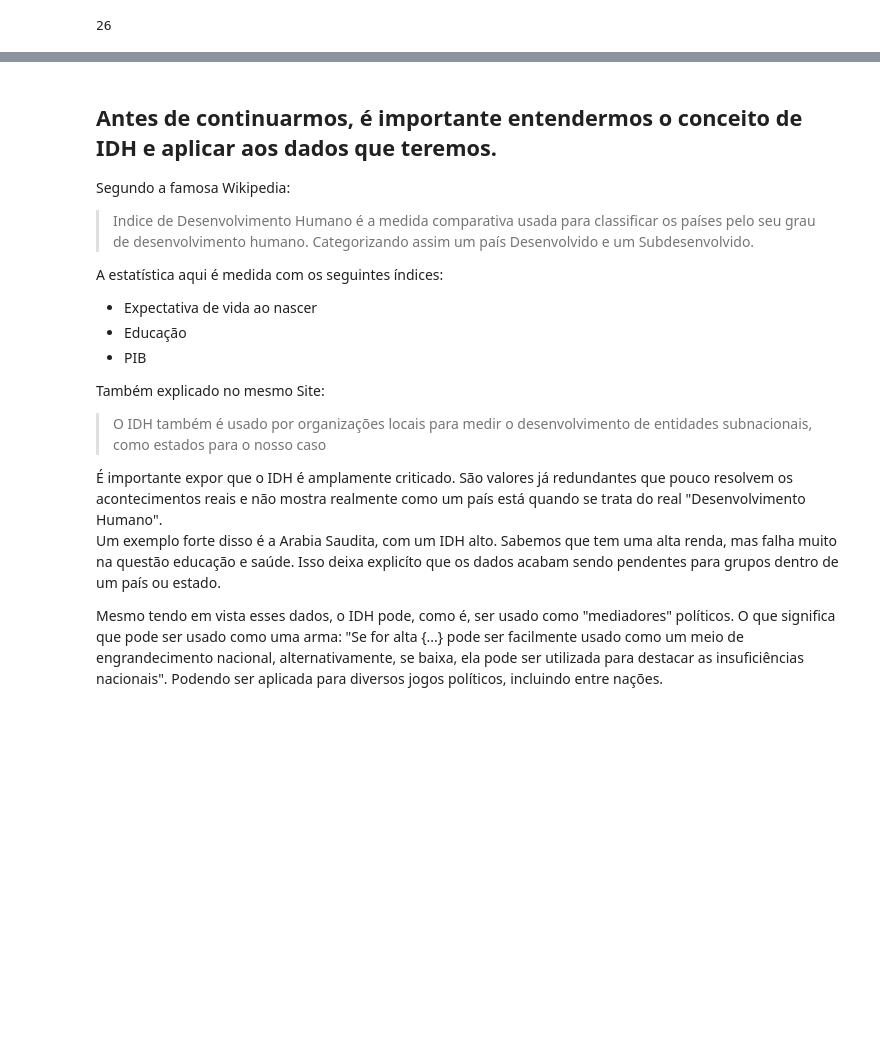
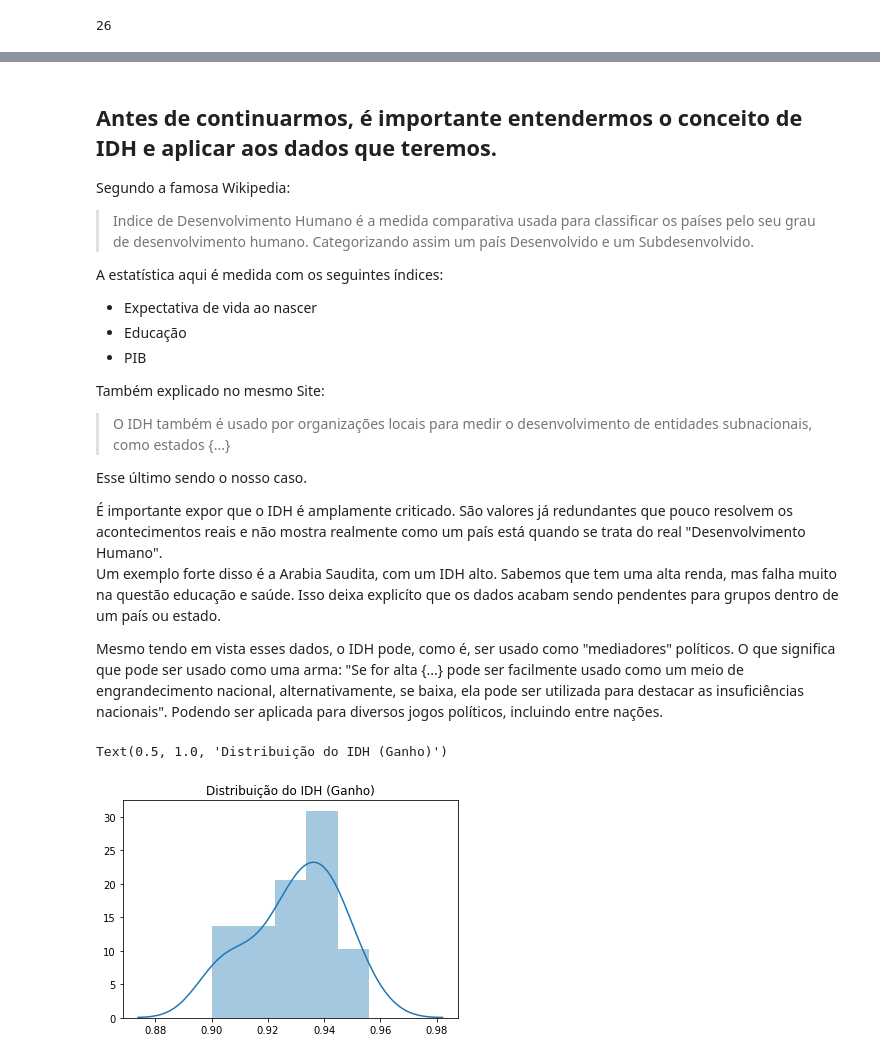
Before and after one commit to Beloin/analise_idh_votacao_eua, a Jupyter notebook: idh_usa.ipynb, the cells around one changed output, grey strips where cells are left out. Drawn from its saved outputs; the diff is of its cells as text; code cells hidden in the pictures; blank space fills up the shorter version.

```diff
--- a/idh_usa.ipynb
+++ b/idh_usa.ipynb
@@ -188,9 +192,18 @@ A estatística aqui é medida com os seguintes índices:
 * PIB
 
 Também explicado no mesmo Site:
-> O IDH também é usado por organizações locais para medir o desenvolvimento de entidades subnacionais, como estados para o nosso caso
+> O IDH também é usado por organizações locais para medir o desenvolvimento de entidades subnacionais, como estados {...}
+
+Esse último sendo o nosso caso.
 
 É importante expor que o IDH é amplamente criticado. São valores já redundantes que pouco resolvem os acontecimentos reais e não mostra realmente como um país está quando se trata do real "Desenvolvimento Humano".
 <br>Um exemplo forte disso é a Arabia Saudita, com um IDH alto. Sabemos que tem uma alta renda, mas falha muito na questão educação e saúde. Isso deixa explicíto que os dados acabam sendo pendentes para grupos dentro de um país ou estado.
 
 Mesmo tendo em vista esses dados, o IDH pode, como é, ser usado como "mediadores" políticos. O que significa que pode ser usado como uma arma: "Se for alta {...} pode ser facilmente usado como um meio de engrandecimento nacional, alternativamente, se baixa, ela pode ser utilizada para destacar as insuficiências nacionais". Podendo ser aplicada para diversos jogos políticos, incluindo entre nações.
+# %%
+# Plot da distribuição de IDH quando ganhou
+ax_won = srn.distplot(joe_biden.IDH.loc[joe_biden.result == 'Won'], bins = 5, axlabel = '')
+ax_won.set_title('Distribuição do IDH (Ganho)')
+# %% [output]
+Text(0.5, 1.0, 'Distribuição do IDH (Ganho)')
+[figure, added]
```
Also changed, not shown: parts of 4 cells of this notebook, 1 other file.
